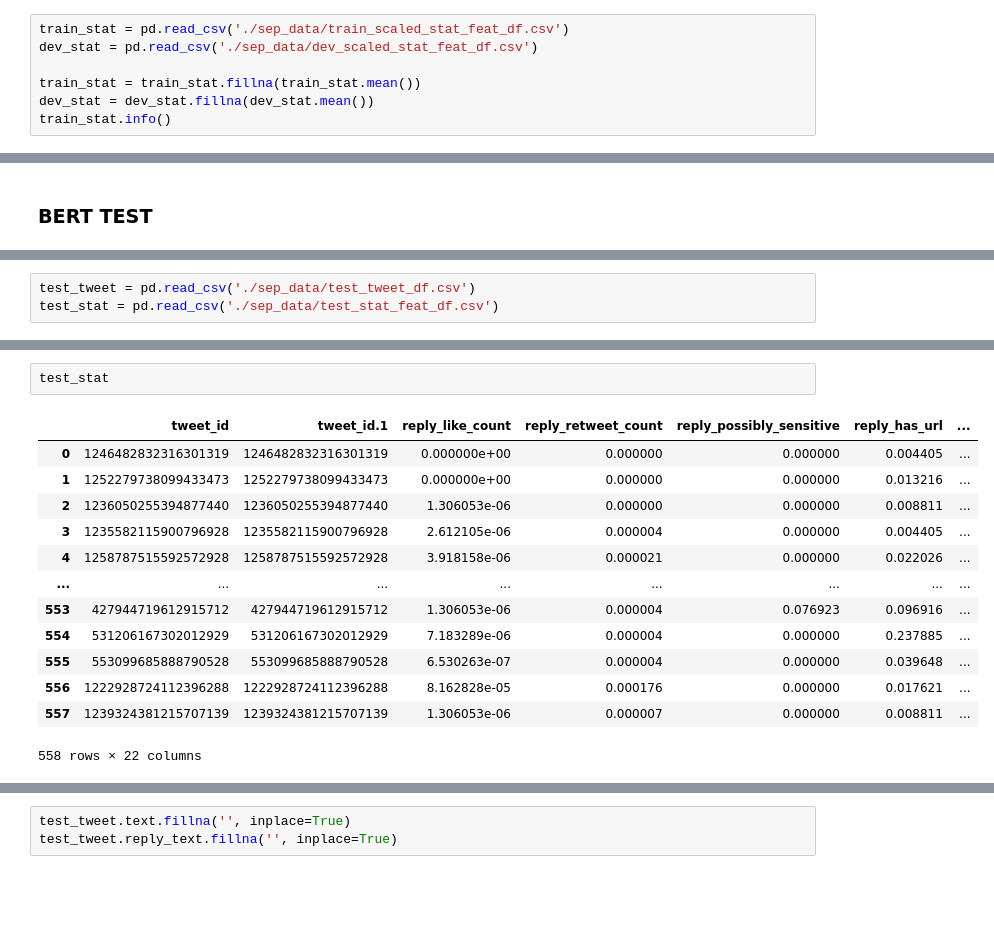
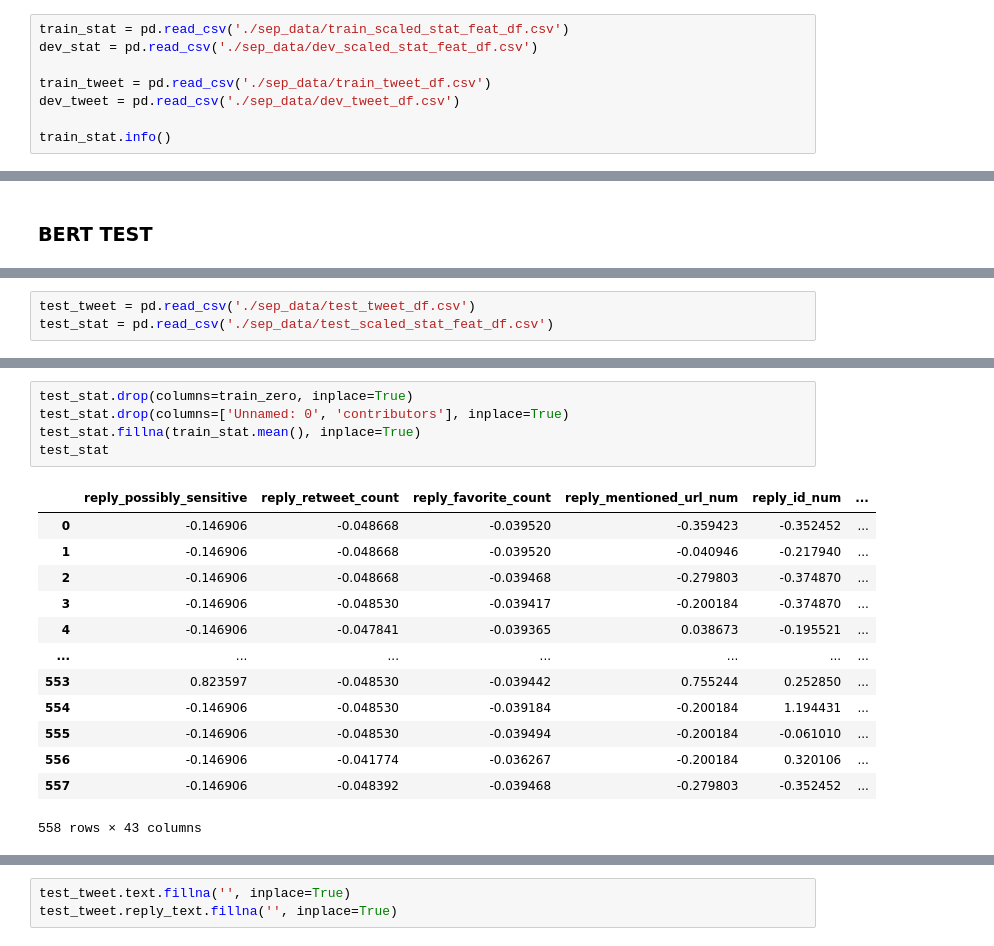
Before and after one commit to HandanYU/Rumour-detection, a Jupyter notebook: experiment.ipynb, the cells around one changed output, grey strips where cells are left out. Drawn from its saved outputs; the diff is of its cells as text; blank space fills up the shorter version.

Commit message:
fix train, dev, test mean

```diff
--- a/experiment.ipynb
+++ b/experiment.ipynb
@@ -13,8 +14,9 @@ import torch.optim as optim
 train_stat = pd.read_csv('./sep_data/train_scaled_stat_feat_df.csv')
 dev_stat = pd.read_csv('./sep_data/dev_scaled_stat_feat_df.csv')
 
-train_stat = train_stat.fillna(train_stat.mean())
-dev_stat = dev_stat.fillna(dev_stat.mean())
+train_tweet = pd.read_csv('./sep_data/train_tweet_df.csv')
+dev_tweet = pd.read_csv('./sep_data/dev_tweet_df.csv')
+
 train_stat.info()
 # %% [output]
 <class 'pandas.core.frame.DataFrame'>
@@ -724,6 +684,6 @@ NameError: name 'dev_loader' is not defined
 # %%
 test_tweet = pd.read_csv('./sep_data/test_tweet_df.csv')
-test_stat = pd.read_csv('./sep_data/test_stat_feat_df.csv')
+test_stat = pd.read_csv('./sep_data/test_scaled_stat_feat_df.csv')
 # %%
 test_tweet.head(10)
 # %% [output]
@@ -741,19 +701,22 @@ test_tweet.head(10)
 # %%
+test_stat.drop(columns=train_zero, inplace=True)
+test_stat.drop(columns=['Unnamed: 0', 'contributors'], inplace=True)
+test_stat.fillna(train_stat.mean(), inplace=True)
 test_stat
 # %% [output]
-|  | tweet_id | tweet_id.1 | reply_like_count | reply_retweet_count | reply_possibly_sensitive | reply_has_url | ... |
-| 0 | 1246482832316301319 | 1246482832316301319 | 0.000000e+00 | 0.000000 | 0.000000 | 0.004405 | ... |
-| 1 | 1252279738099433473 | 1252279738099433473 | 0.000000e+00 | 0.000000 | 0.000000 | 0.013216 | ... |
-| 2 | 1236050255394877440 | 1236050255394877440 | 1.306053e-06 | 0.000000 | 0.000000 | 0.008811 | ... |
-| 3 | 1235582115900796928 | 1235582115900796928 | 2.612105e-06 | 0.000004 | 0.000000 | 0.004405 | ... |
-| 4 | 1258787515592572928 | 1258787515592572928 | 3.918158e-06 | 0.000021 | 0.000000 | 0.022026 | ... |
-| ... | ... | ... | ... | ... | ... | ... | ... |
-| 553 | 427944719612915712 | 427944719612915712 | 1.306053e-06 | 0.000004 | 0.076923 | 0.096916 | ... |
-| 554 | 531206167302012929 | 531206167302012929 | 7.183289e-06 | 0.000004 | 0.000000 | 0.237885 | ... |
-| 555 | 553099685888790528 | 553099685888790528 | 6.530263e-07 | 0.000004 | 0.000000 | 0.039648 | ... |
-| 556 | 1222928724112396288 | 1222928724112396288 | 8.162828e-05 | 0.000176 | 0.000000 | 0.017621 | ... |
-| 557 | 1239324381215707139 | 1239324381215707139 | 1.306053e-06 | 0.000007 | 0.000000 | 0.008811 | ... |
+|  | reply_possibly_sensitive | reply_retweet_count | reply_favorite_count | reply_mentioned_url_num | reply_id_num | ... |
+| 0 | -0.146906 | -0.048668 | -0.039520 | -0.359423 | -0.352452 | ... |
+| 1 | -0.146906 | -0.048668 | -0.039520 | -0.040946 | -0.217940 | ... |
+| 2 | -0.146906 | -0.048668 | -0.039468 | -0.279803 | -0.374870 | ... |
+| 3 | -0.146906 | -0.048530 | -0.039417 | -0.200184 | -0.374870 | ... |
+| 4 | -0.146906 | -0.047841 | -0.039365 | 0.038673 | -0.195521 | ... |
+| ... | ... | ... | ... | ... | ... | ... |
+| 553 | 0.823597 | -0.048530 | -0.039442 | 0.755244 | 0.252850 | ... |
+| 554 | -0.146906 | -0.048530 | -0.039184 | -0.200184 | 1.194431 | ... |
+| 555 | -0.146906 | -0.048530 | -0.039494 | -0.200184 | -0.061010 | ... |
+| 556 | -0.146906 | -0.041774 | -0.036267 | -0.200184 | 0.320106 | ... |
+| 557 | -0.146906 | -0.048392 | -0.039468 | -0.279803 | -0.352452 | ... |
-558 rows × 22 columns
+558 rows × 43 columns
 # %%
 test_tweet.info()
 # %% [output]
```
Also changed, not shown: parts of 25 cells of this notebook.
